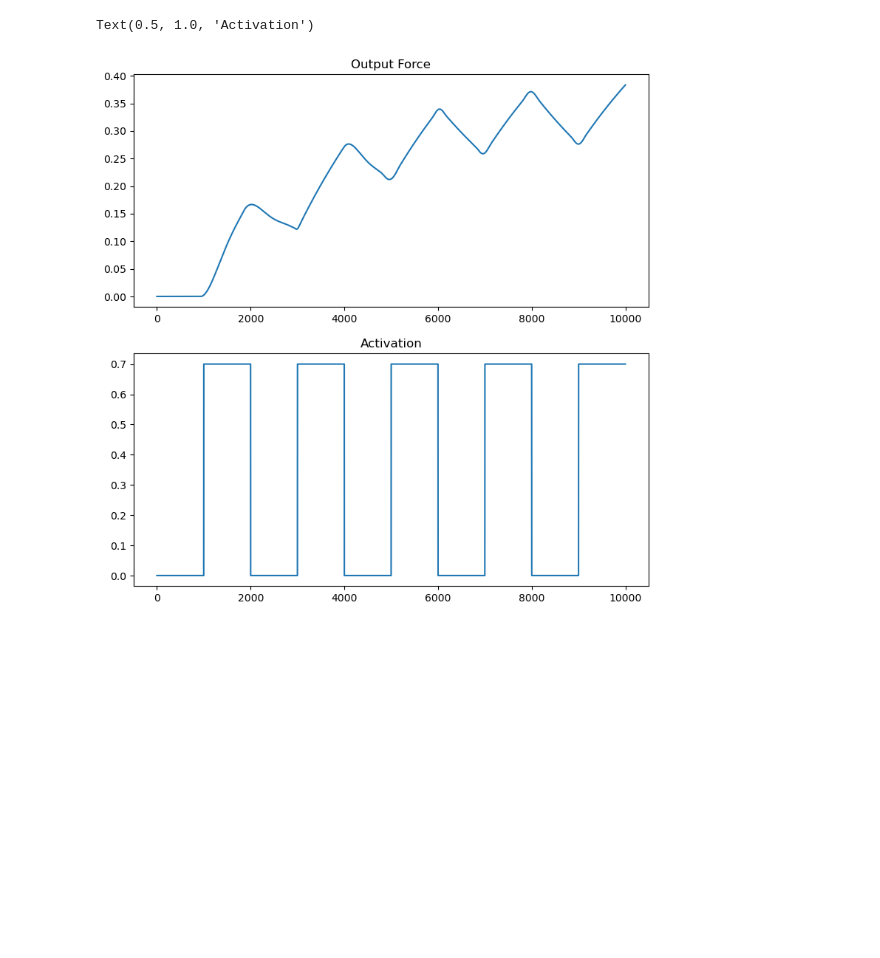
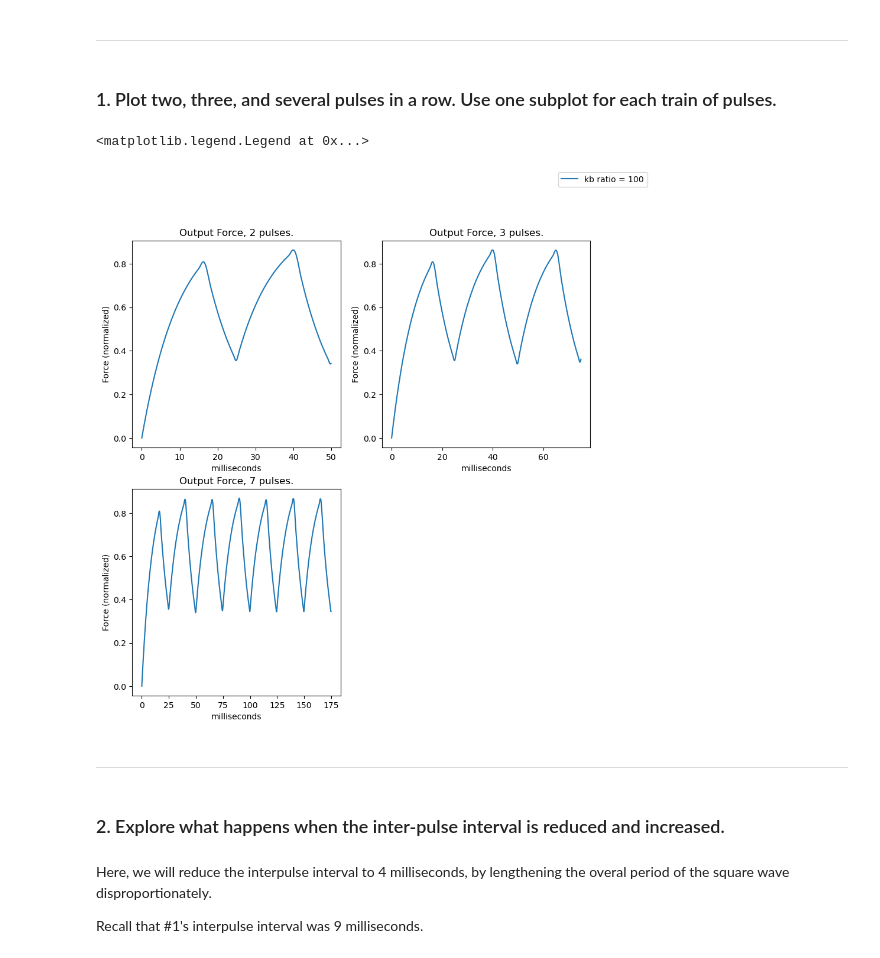
Before and after one commit to migparra73/BME504, a Jupyter notebook: hw1.ipynb, the cells around one changed output. Drawn from its saved outputs; the diff is of its cells as text; code cells hidden in the pictures; blank space fills up the shorter version.

```diff
--- a/hw1.ipynb
+++ b/hw1.ipynb
@@ -1,3 +4,5 @@
+# %% [markdown]
+-----------------
 # %%
 import numpy as np
 import scipy.integrate as spInt
@@ -20,22 +22,48 @@ offTime = 1000 # In Ticks
-# %%
-timeArray = np.linspace(timeToSolve[0],timeToSolve[1],steps, dtype=np.float64)
-stimForce = np.ones_like(timeArray)
-
-onOrOff = -1
-for x in range(0, len(stimForce)-offTime, activationTime):
-    stimForce[x:x+offTime] = onOrOff
-    onOrOff *= -1
-stimForce[stimForce==-1] = 0
-stimForce = stimForce*maxForce
-idxArray = list(range(0,len(timeArray)))
-odeArgs = (b, k, stimForce,timeArray)
-y = spInt.solve_ivp(muscleModelODE, t_span=timeToSolve, t_eval=timeArray, y0=y0, args=odeArgs)
-f, (ax1, ax2) = plt.subplots(2)
-ax1.plot(y.y[0])
-ax2.plot(stimForce)
-f.set_size_inches(9,9)
-ax1.set_title("Output Force")
-ax2.set_title("Activation")
-# %% [output]
-Text(0.5, 1.0, 'Activation')
-[figure, removed]
+# %%
+# Contraction Element (actuator) parameters
+maxForce = 1 #N?
+totalWaveTime = 25 # milliseconds
+activationTime = 16 # In milliseconds
+squareWaveFrequency = (1/(totalWaveTime/1000)) # Hz
+dutyCycle = (activationTime / totalWaveTime) # Out of 1.0
+# %% [markdown]
+### 1. Plot two, three, and several pulses in a row. Use one subplot for each train of pulses.
+# %%
+timeArray = np.linspace(timeToSolve[0],timeToSolve[1],steps, dtype=np.float64)
+timeArrayPlot = np.linspace(timeToSolve[0], timeToSolve[1] * 1000, steps, dtype=np.float64)
+stimForce = signal.square(2*np.pi*(squareWaveFrequency)*timeArray,dutyCycle)
+
+stimForce[stimForce==-1] = 0
+stimForce = stimForce*maxForce
+odeArgs = (kbRatio, stimForce,timeArray)
+y = spInt.solve_ivp(muscleModelODE, t_span=timeToSolve, t_eval=timeArray, y0=y0, args=odeArgs)
+f, ax = plt.subplots(nrows=2, ncols=2)
+# Plot the first 2 pulses
+ax[0,0].plot(timeArrayPlot[0:totalWaveTime*20], y.y[0][0:totalWaveTime*20])
+# Plot 3 pulses
+ax[0,1].plot(timeArrayPlot[0:totalWaveTime*30], y.y[0][0:totalWaveTime*30])
+# Plot 7 pulses
+ax[1,0].plot(timeArrayPlot[0:totalWaveTime*70], y.y[0][0:totalWaveTime*70])
+f.set_size_inches(10,10)
+ax[0,0].set_title("Output Force, 2 pulses.")
+ax[0,0].set_xlabel("milliseconds")
+ax[0,0].set_ylabel("Force (normalized)")
+ax[0,1].set_title("Output Force, 3 pulses.")
+ax[0,1].set_ylabel("Force (normalized)")
+ax[0,1].set_xlabel("milliseconds")
+ax[1,0].set_title("Output Force, 7 pulses.")
+ax[1,0].set_ylabel("Force (normalized)")
+ax[1,0].set_xlabel("milliseconds")
+ax[1,1].axis('off')
+f.legend(["kb ratio = " + str(kbRatio)])
+# %% [output]
+<matplotlib.legend.Legend at 0x...>
+[figure, added]
+# %% [markdown]
+---------------
+# %% [markdown]
+### 2. Explore what happens when the inter-pulse interval is reduced and increased.
+# %% [markdown]
+Here, we will reduce the interpulse interval to 4 milliseconds, by lengthening the overal period of the square wave disproportionately.
+
+Recall that \#1's interpulse interval was 9 milliseconds.
```
Also changed, not shown: parts of 15 cells of this notebook, 3 other files.
